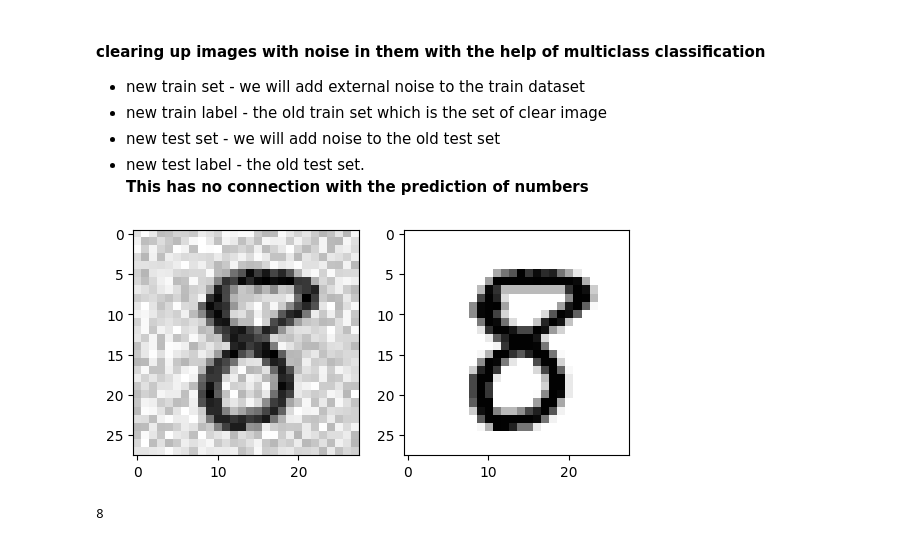
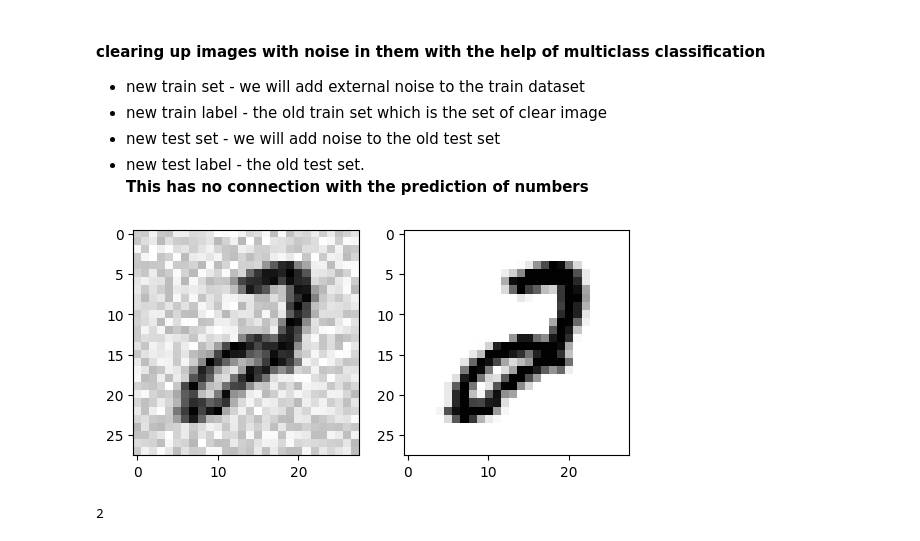
Before and after one commit to Ashmit-1/classificationDigits, a Jupyter notebook: classification.ipynb, the cells around one changed output. Cells and saved outputs as stored; diff of their text form; code cells hidden in the pictures.

```diff
--- a/classification.ipynb
+++ b/classification.ipynb
@@ -575,23 +575,23 @@ X_test_mod = X_test + noise
 # %%
 %matplotlib inline
 import matplotlib as mpl
 import matplotlib.pyplot as plt
-some_digit = X_train_mod[333]
+some_digit = X_train_mod[555]
 some_digit_image = some_digit.reshape(28, 28)
 plt.subplot(1, 2, 1)
 plt.imshow(some_digit_image, cmap = mpl.cm.binary, interpolation="nearest")
 plt.axis("on")
 plt.grid(False)
-some_digit = X_train[333]
+some_digit = X_train[555]
 some_digit_image = some_digit.reshape(28, 28)
 plt.subplot(1, 2, 2)
 plt.imshow(some_digit_image, cmap = mpl.cm.binary, interpolation="nearest")
 plt.axis("on")
 plt.grid(False)
 plt.show()
 # %% [output]
-[figure, old version]
+[figure, new version]
 # %%
-print(y_train[333])
+print(y_train[555])
 # %% [output]
-8
+2
```
Also changed, not shown: parts of 2 cells of this notebook.
